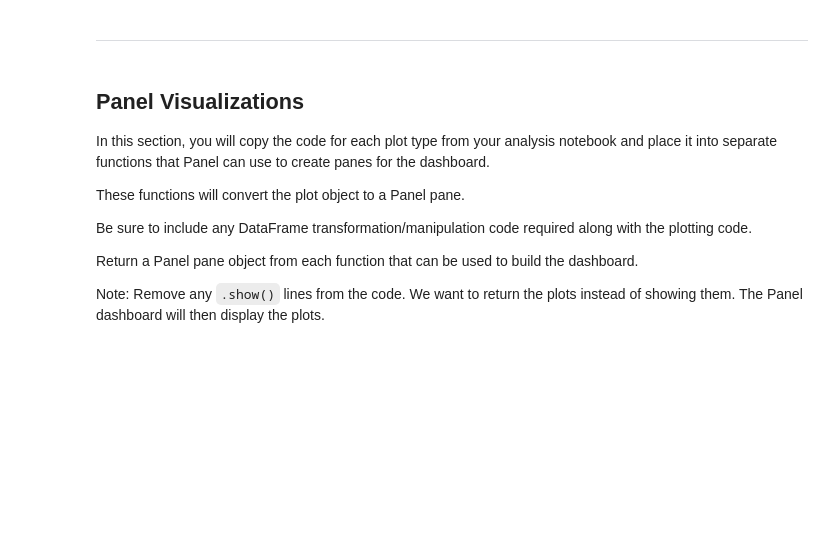
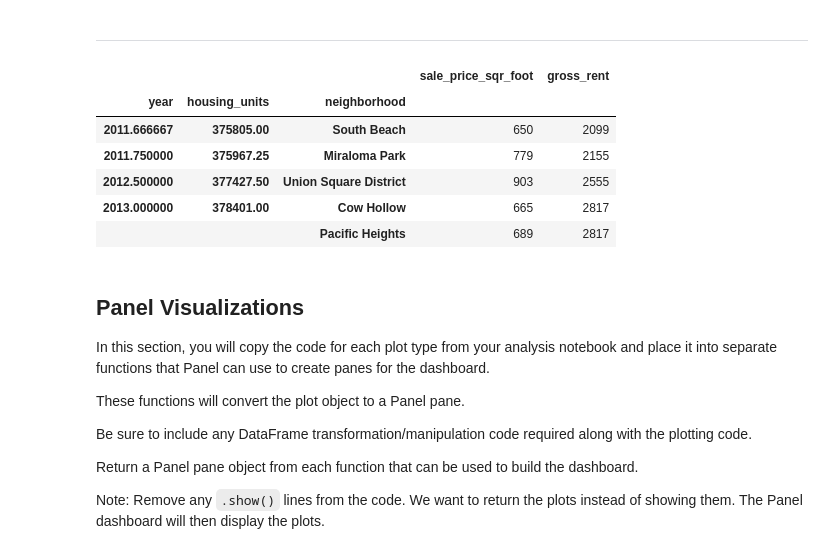
Before and after one commit to jcarlosusa/pyviz_homework, a Jupyter notebook: dashboard.ipynb, the cells around one changed output. Saved outputs shown, nothing was run; the diff lists cells and outputs as text; code cells hidden in the pictures; blank space fills up the shorter version.

```diff
--- a/dashboard.ipynb
+++ b/dashboard.ipynb
@@ -32,0 +89,11 @@ px.set_mapbox_access_token(map_box_api)
+# %%
+comparison = top_10_expens.groupby(['year','housing_units','neighborhood']).mean()
+comparison.head().astype(int)
+# %% [output]
+|  |  |  | sale_price_sqr_foot | gross_rent |
+| year | housing_units | neighborhood |  |  |
+| 2011.666667 | 375805.00 | South Beach | 650 | 2099 |
+| 2011.750000 | 375967.25 | Miraloma Park | 779 | 2155 |
+| 2012.500000 | 377427.50 | Union Square District | 903 | 2555 |
+| 2013.000000 | 378401.00 | Cow Hollow | 665 | 2817 |
+|  |  | Pacific Heights | 689 | 2817 |
```
Also changed, not shown: parts of 27 cells of this notebook.
